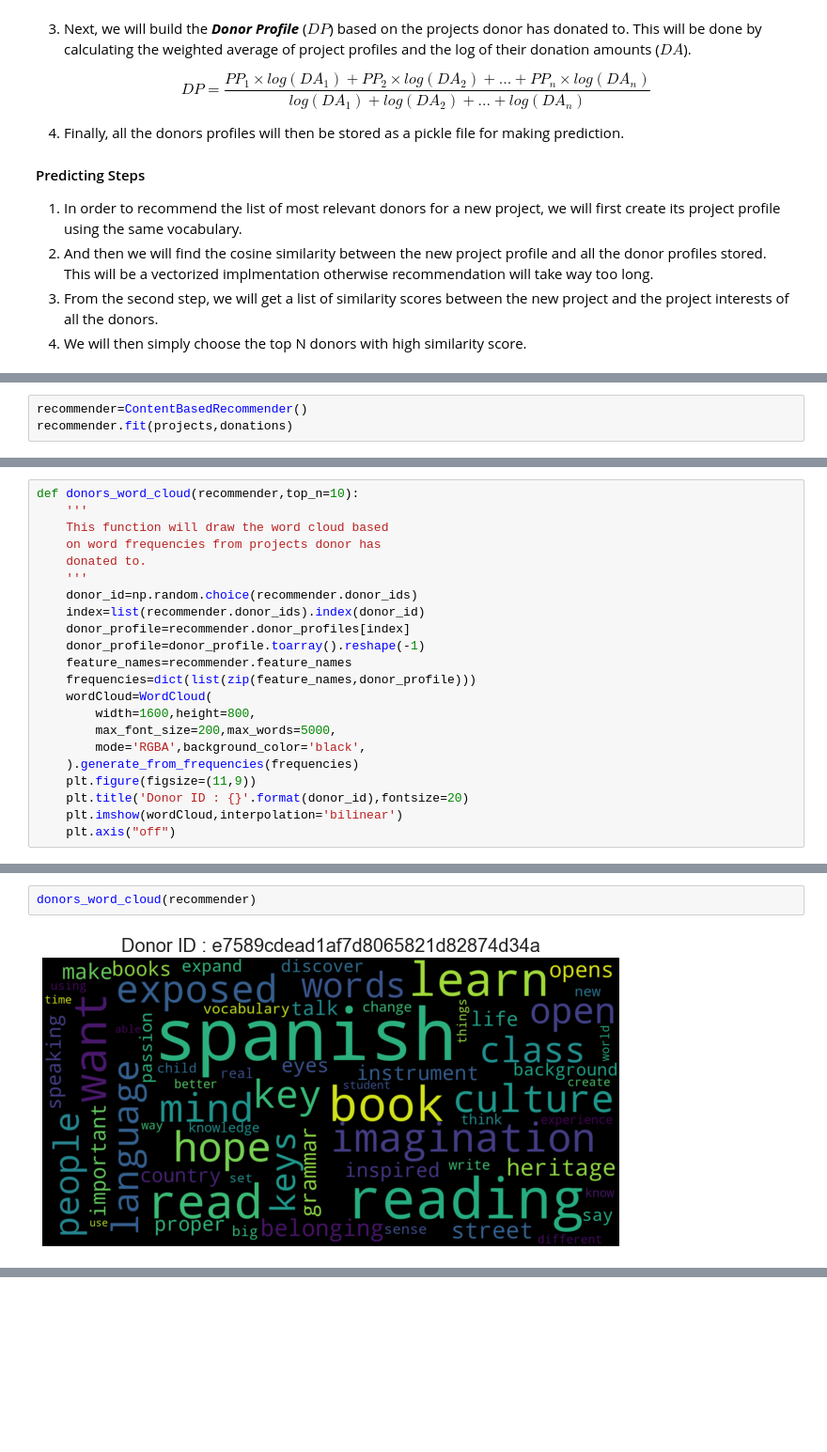
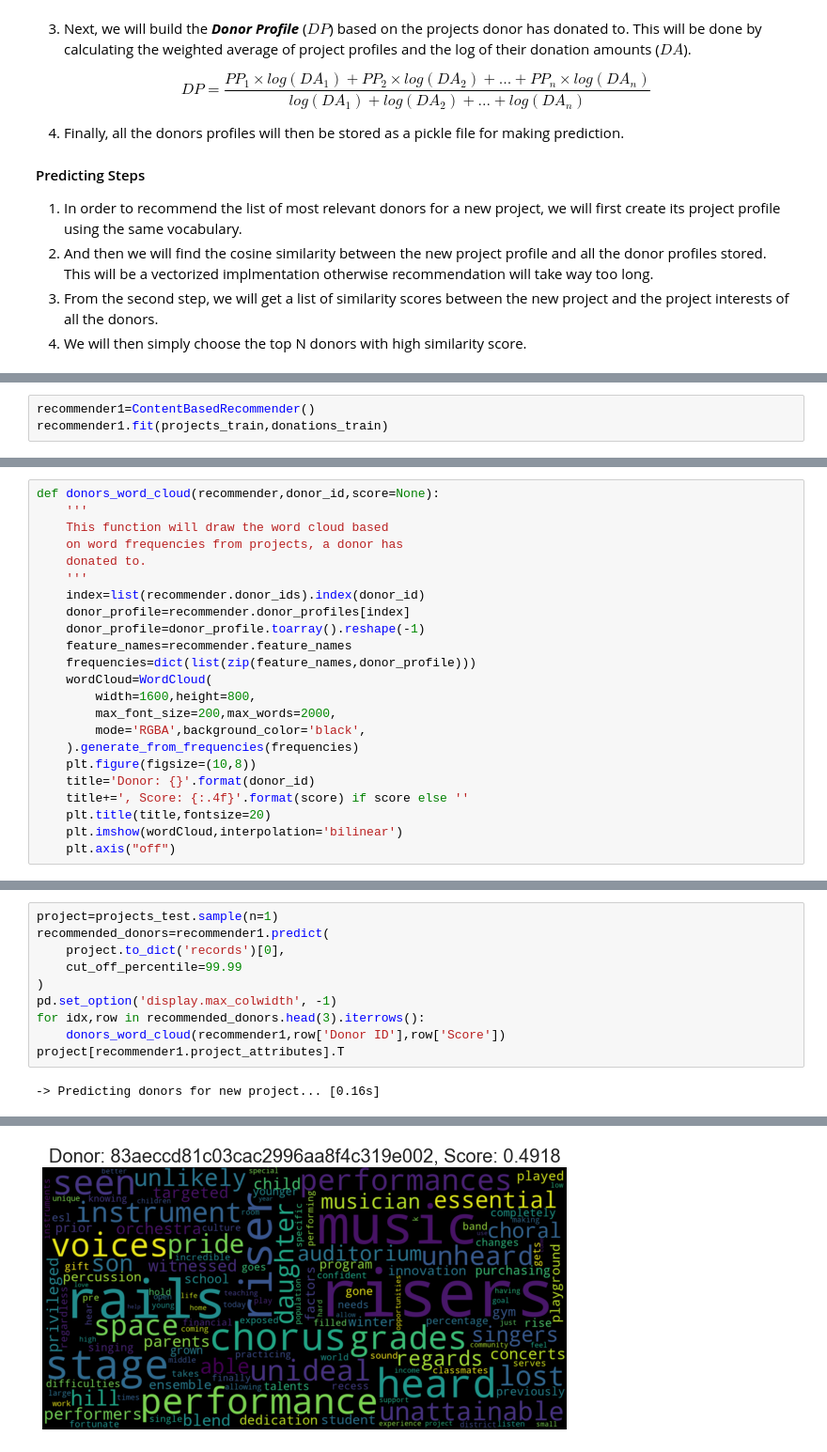
Before and after one commit to rj425/Donors-Choose-Recommender, a Jupyter notebook: models.ipynb, the cells around one changed output, grey strips where cells are left out. Shown: that part at 94% size. Saved outputs shown, nothing was run; the diff lists cells and outputs as text; blank space fills up the shorter version.

Commit message:
ContentBasedModel updated

```diff
--- a/models.ipynb
+++ b/models.ipynb
@@ -304,3 +331,0 @@ class ContentBasedRecommender:
-# %%
-recommender=ContentBasedRecommender()
-recommender.fit(projects,donations)
@@ -310,0 +332,3 @@ recommender.fit(projects,donations)
+# %%
+recommender1=ContentBasedRecommender()
+recommender1.fit(projects_train,donations_train)
@@ -311,11 +340,10 @@ recommender.fit(projects,donations)
 # %%
-def donors_word_cloud(recommender,top_n=10):
+def donors_word_cloud(recommender,donor_id,score=None):
     '''
     This function will draw the word cloud based
-    on word frequencies from projects donor has
+    on word frequencies from projects, a donor has
     donated to.
     '''
-    donor_id=np.random.choice(recommender.donor_ids)
     index=list(recommender.donor_ids).index(donor_id)
     donor_profile=recommender.donor_profiles[index]
     donor_profile=donor_profile.toarray().reshape(-1)
@@ -323,10 +351,12 @@ def donors_word_cloud(recommender,top_n=10):
     frequencies=dict(list(zip(feature_names,donor_profile)))
     wordCloud=WordCloud(
         width=1600,height=800,
-        max_font_size=200,max_words=5000,
+        max_font_size=200,max_words=2000,
         mode='RGBA',background_color='black',
     ).generate_from_frequencies(frequencies)
-    plt.figure(figsize=(11,9))
-    plt.title('Donor ID : {}'.format(donor_id),fontsize=20)
+    plt.figure(figsize=(10,8))
+    title='Donor: {}'.format(donor_id)
+    title+=', Score: {:.4f}'.format(score) if score else ''
+    plt.title(title,fontsize=20)
     plt.imshow(wordCloud,interpolation='bilinear')
     plt.axis("off")
@@ -337,4 +363,12 @@ donors_word_cloud(recommender)
-# %%
-donors_word_cloud(recommender)
-# %% [output]
-[figure, removed]
+# %%
+project=projects_test.sample(n=1)
+recommended_donors=recommender1.predict(
+    project.to_dict('records')[0],
+    cut_off_percentile=99.99
+)
+pd.set_option('display.max_colwidth', -1)
+for idx,row in recommended_donors.head(3).iterrows():
+    donors_word_cloud(recommender1,row['Donor ID'],row['Score'])
+project[recommender1.project_attributes].T
+# %% [output]
+-> Predicting donors for new project... [0.16s]
@@ -340,0 +379 @@ donors_word_cloud(recommender)
+[figure, added]
```
Also changed, not shown: parts of 21 cells of this notebook.
